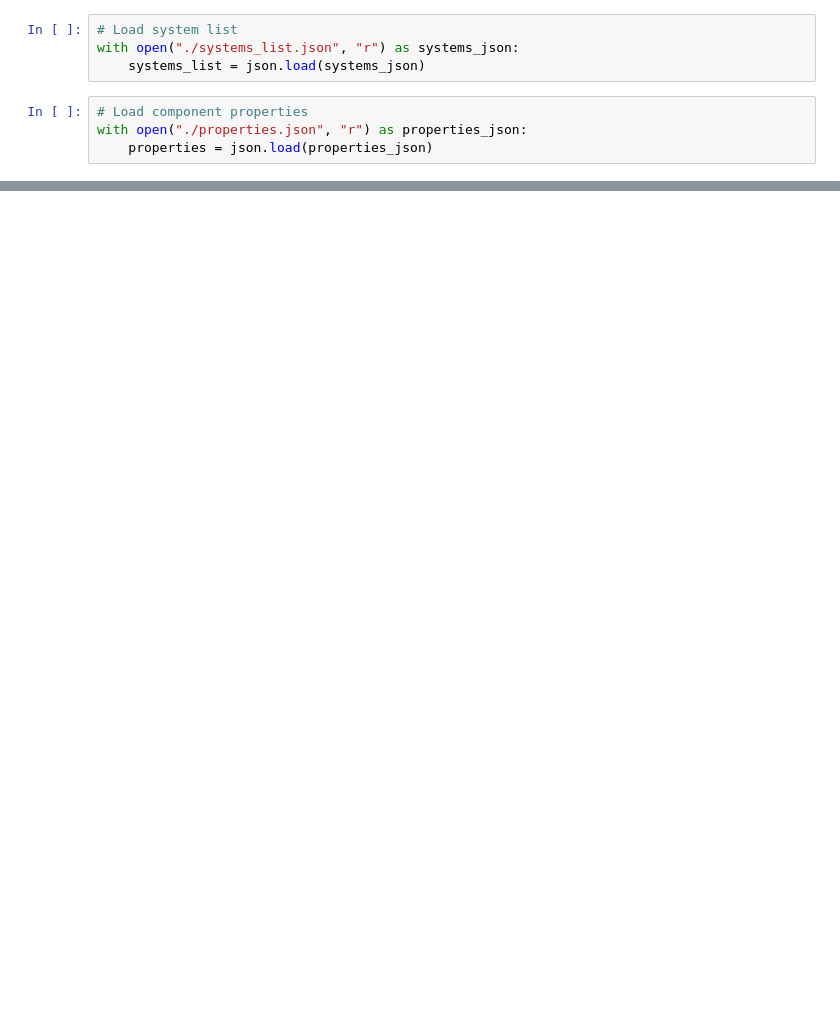
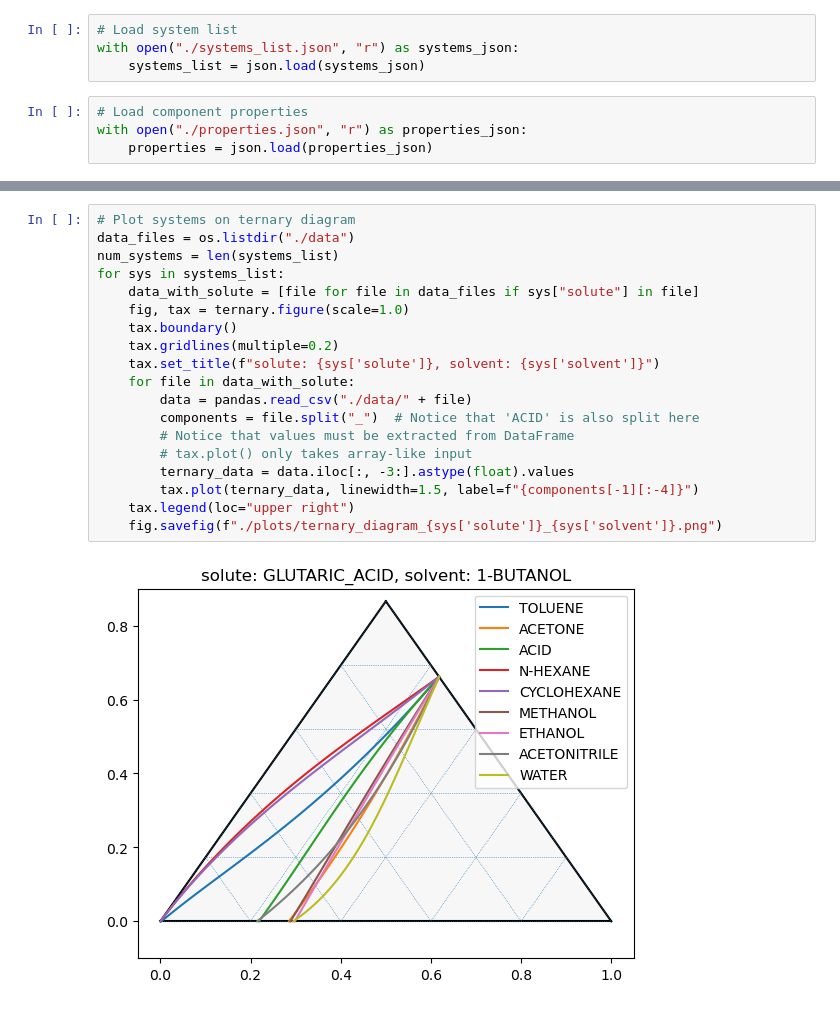
Before and after one commit to HyuntaeKR/drowning-out, a Jupyter notebook: backup_experiment/calculate.ipynb, the cells around one changed output, grey strips where cells are left out. Drawn from its saved outputs; the diff is of its cells as text; blank space fills up the shorter version.

Commit message:
Create ternary plots & add to gitignore

```diff
--- a/backup_experiment/calculate.ipynb
+++ b/backup_experiment/calculate.ipynb
@@ -62,3 +62,24 @@ Initialize complete!
 System: BENZOIC_ACID-1-BUTANOL-ACETONE
 Initializing system...
 Initialize complete!
+# %%
+# Plot systems on ternary diagram
+data_files = os.listdir("./data")
+num_systems = len(systems_list)
+for sys in systems_list:
+    data_with_solute = [file for file in data_files if sys["solute"] in file]
+    fig, tax = ternary.figure(scale=1.0)
+    tax.boundary()
+    tax.gridlines(multiple=0.2)
+    tax.set_title(f"solute: {sys['solute']}, solvent: {sys['solvent']}")
+    for file in data_with_solute:
+        data = pandas.read_csv("./data/" + file)
+        components = file.split("_")  # Notice that 'ACID' is also split here
+        # Notice that values must be extracted from DataFrame
+        # tax.plot() only takes array-like input
+        ternary_data = data.iloc[:, -3:].astype(float).values
+        tax.plot(ternary_data, linewidth=1.5, label=f"{components[-1][:-4]}")
+    tax.legend(loc="upper right")
+    fig.savefig(f"./plots/ternary_diagram_{sys['solute']}_{sys['solvent']}.png")
+# %% [output]
+[figure, added]
```
Also changed, not shown: parts of 3 cells of this notebook, 1 other file.
